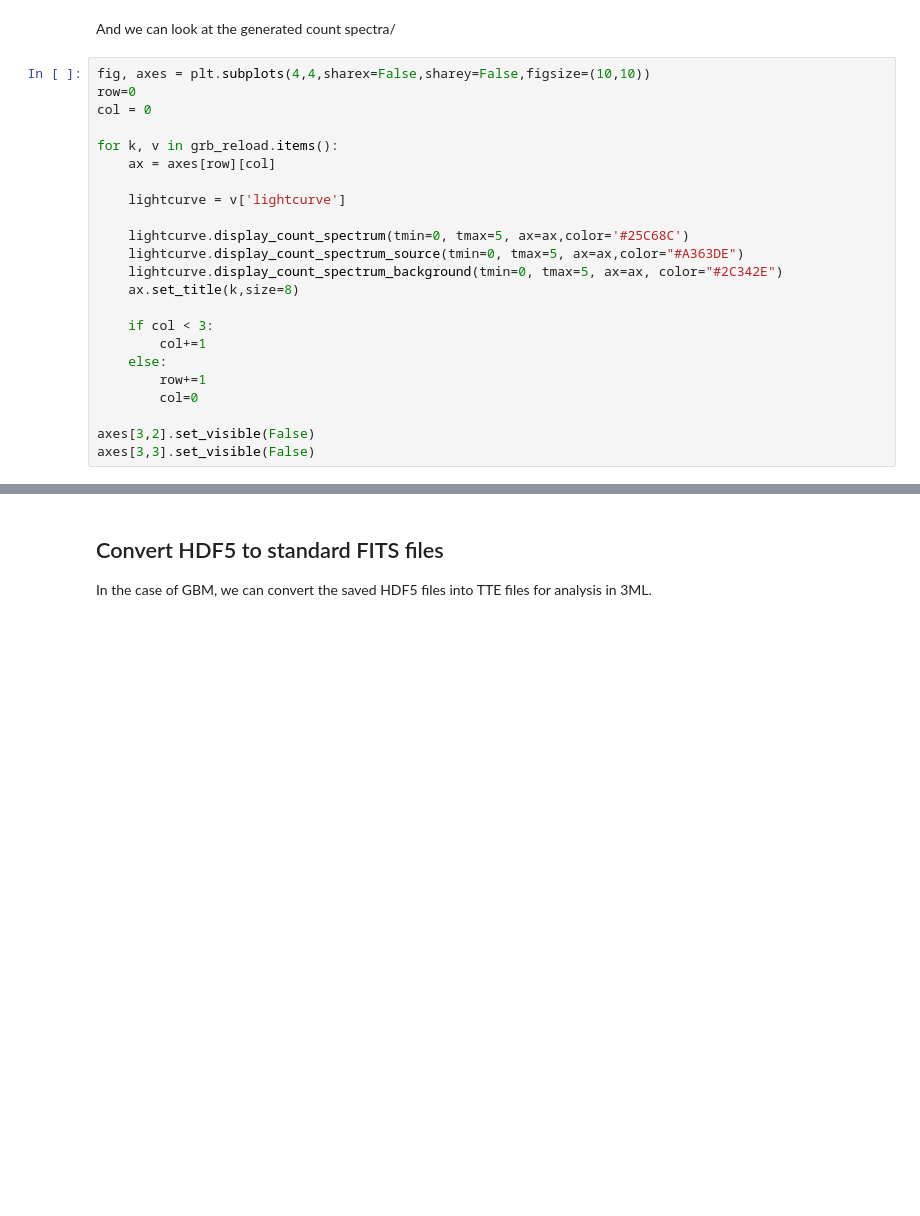
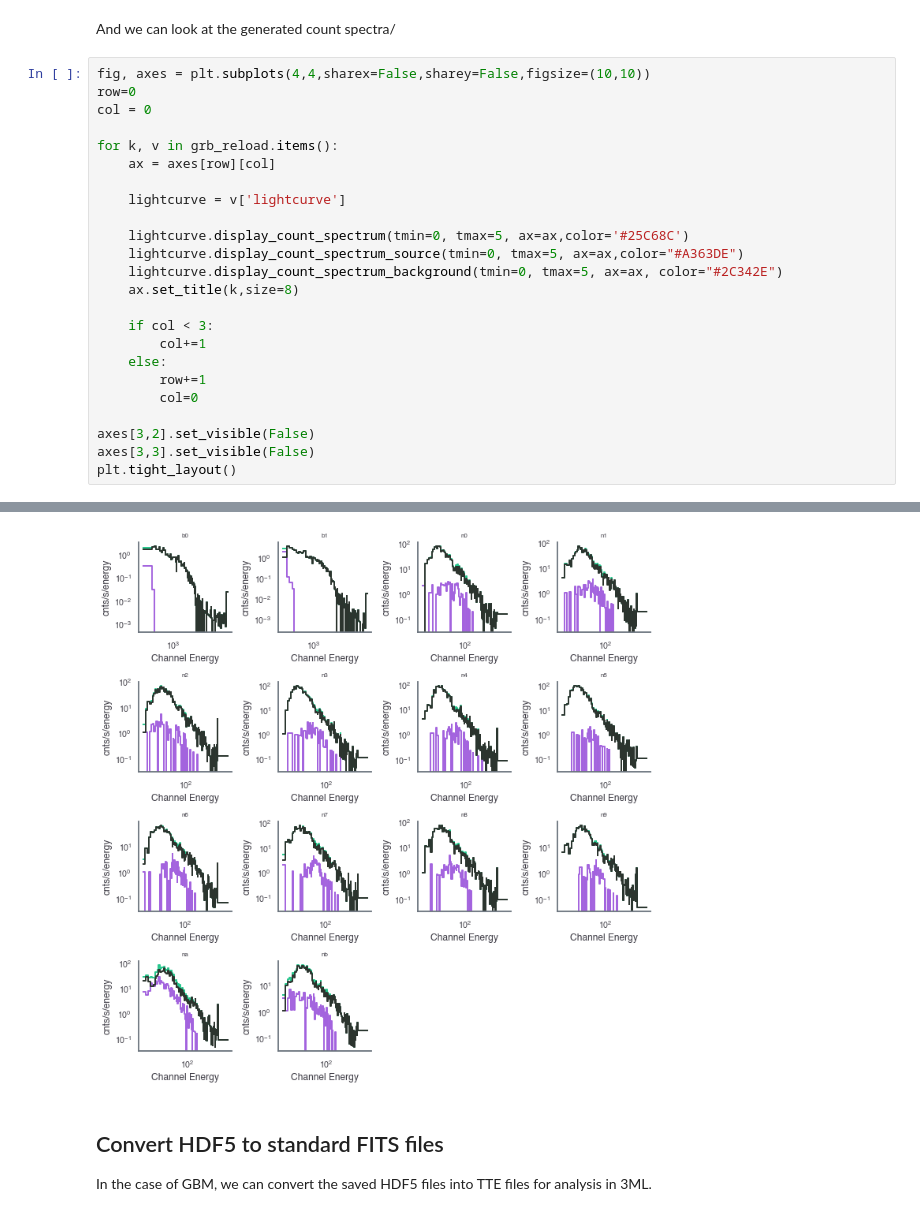
Before and after one commit to grburgess/cosmogrb, a Jupyter notebook: docs/notebooks/grb.ipynb, the cells around one changed output, grey strips where cells are left out. Drawn from its saved outputs; the diff is of its cells as text; blank space fills up the shorter version.

```diff
--- a/docs/notebooks/grb.ipynb
+++ b/docs/notebooks/grb.ipynb
@@ -239,4 +229,5 @@ for k, v in grb_reload.items():
 
 axes[3,2].set_visible(False)
 axes[3,3].set_visible(False)
+plt.tight_layout()
 # %% [output]
@@ -245,3 +234,4 @@ axes[3,3].set_visible(False)
+[figure, added]
 # %% [markdown]
 ## Convert HDF5 to standard FITS files
 
```
Also changed, not shown: parts of 9 cells of this notebook, 19 other files.
